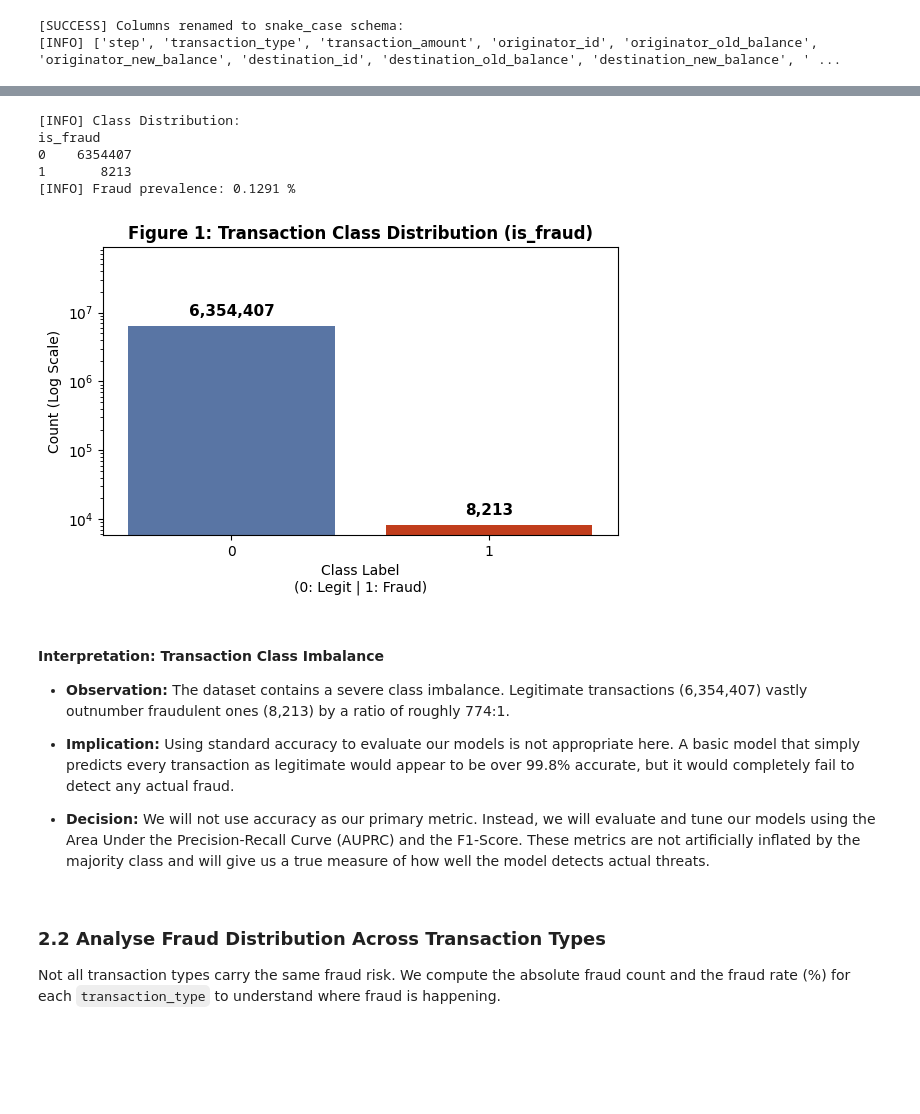
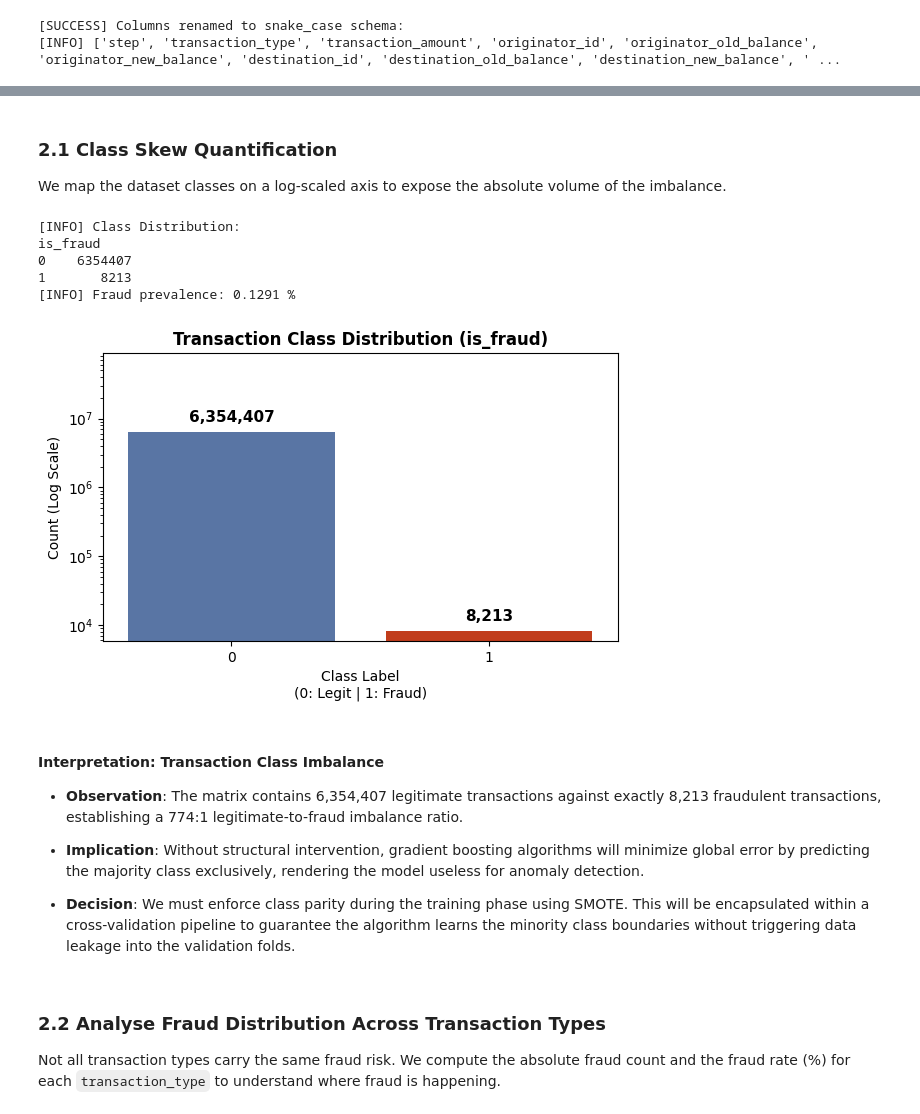
Before and after one commit to Quynh-Trang12/anomaly-watchers-donutpuff, a Jupyter notebook: ml_pipeline/notebooks/01_primary_analysis.ipynb, the cells around one changed output, grey strips where cells are left out. Cells and saved outputs as stored; diff of their text form; code cells hidden in the pictures; blank space fills up the shorter version.

```diff
--- a/ml_pipeline/notebooks/01_primary_analysis.ipynb
+++ b/ml_pipeline/notebooks/01_primary_analysis.ipynb
@@ -167,7 +178,14 @@ try:
     # 3. Securely fetch the target dataset payload via Kaggle API
     logger.info("Requesting 'ealaxi/paysim1' dataset from Kaggle...")
     dataset_path = kagglehub.dataset_download("ealaxi/paysim1")
-    logger.success(f"Dataset securely downloaded/located at: {dataset_path}")
+
+    # Dynamically fetch the current user's home directory (Works on Windows/Mac/Linux)
+    user_home = str(Path.home())
+
+    # Sanitize the local system path for professional logging
+    sanitized_path = dataset_path.replace(user_home, '<USER_HOME>')
+
+    logger.success(f"Dataset securely downloaded and located at: {sanitized_path}")
 
     # 4. Locate the specific CSV file within the payload directory
     csv_files = [f for f in os.listdir(dataset_path) if f.endswith('.csv')]
@@ -269,4 +281,10 @@ We plot the number of legitimate vs. fraudulent transactions on a **log-scaled**
+# %% [markdown]
+### 2.1 Class Skew Quantification
+
+We map the dataset classes on a log-scaled axis to expose the absolute volume of the imbalance.
 # %%
+# Generate categorical plot to determine exact imbalance ratio
+
 fraud_counts = df["is_fraud"].value_counts()
 fraud_pct    = df["is_fraud"].value_counts(normalize=True) * 100
 
@@ -278,43 +296,43 @@ sns.countplot(
     x="is_fraud",
     data=df,
     ax=ax,
     hue="is_fraud",
     palette={0: "#4C72B0", 1: "#DD2C00", "0": "#4C72B0", "1": "#DD2C00"},
     legend=False
 )
 
-ax.set_title("Figure 1: Transaction Class Distribution (is_fraud)", fontweight="bold")
+ax.set_title("Transaction Class Distribution (is_fraud)", fontweight="bold")
 ax.set_xlabel("Class Label\n(0: Legit | 1: Fraud)")
 ax.set_ylabel("Count (Log Scale)")
 ax.set_yscale("log")
 
 ymin, ymax = ax.get_ylim()
 ax.set_ylim(ymin, ymax * 10) # Multiply by 10 to add a full "log order" of space above the bar
 
 for p in ax.patches:
     # Adding a small pixel offset to the Y position for cleaner spacing
     ax.annotate(f"{int(p.get_height()):,}",
                 (p.get_x() + p.get_width() / 2., p.get_height()),
                 ha="center", va="bottom", fontsize=11, fontweight="bold",
                 xytext=(0, 5), textcoords='offset points') # Pushes text 5 pixels up
 
 plt.tight_layout()
 plt.show()
 # %% [output]
 [INFO] Class Distribution:
 is_fraud
 0    6354407
 1       8213
 [INFO] Fraud prevalence: 0.1291 %
-[figure, old version]
+[figure, new version]
-# %% [markdown]
-#### Interpretation: Transaction Class Imbalance
-
-- **Observation:** The dataset contains a severe class imbalance. Legitimate transactions (6,354,407) vastly outnumber fraudulent ones (8,213) by a ratio of roughly 774:1.
-
-- **Implication:** Using standard accuracy to evaluate our models is not appropriate here. A basic model that simply predicts every transaction as legitimate would appear to be over 99.8% accurate, but it would completely fail to detect any actual fraud.
-
-- **Decision:** We will not use accuracy as our primary metric. Instead, we will evaluate and tune our models using the Area Under the Precision-Recall Curve (AUPRC) and the F1-Score. These metrics are not artificially inflated by the majority class and will give us a true measure of how well the model detects actual threats.
+# %% [markdown]
+#### Interpretation: Transaction Class Imbalance
+
+- **Observation**: The matrix contains 6,354,407 legitimate transactions against exactly 8,213 fraudulent transactions, establishing a 774:1 legitimate-to-fraud imbalance ratio.
+
+- **Implication**: Without structural intervention, gradient boosting algorithms will minimize global error by predicting the majority class exclusively, rendering the model useless for anomaly detection.
+
+- **Decision**: We must enforce class parity during the training phase using SMOTE. This will be encapsulated within a cross-validation pipeline to guarantee the algorithm learns the minority class boundaries without triggering data leakage into the validation folds.
 # %% [markdown]
 ### 2.2 Analyse Fraud Distribution Across Transaction Types
 
```
Also changed, not shown: parts of 57 cells of this notebook, 16 other files.
